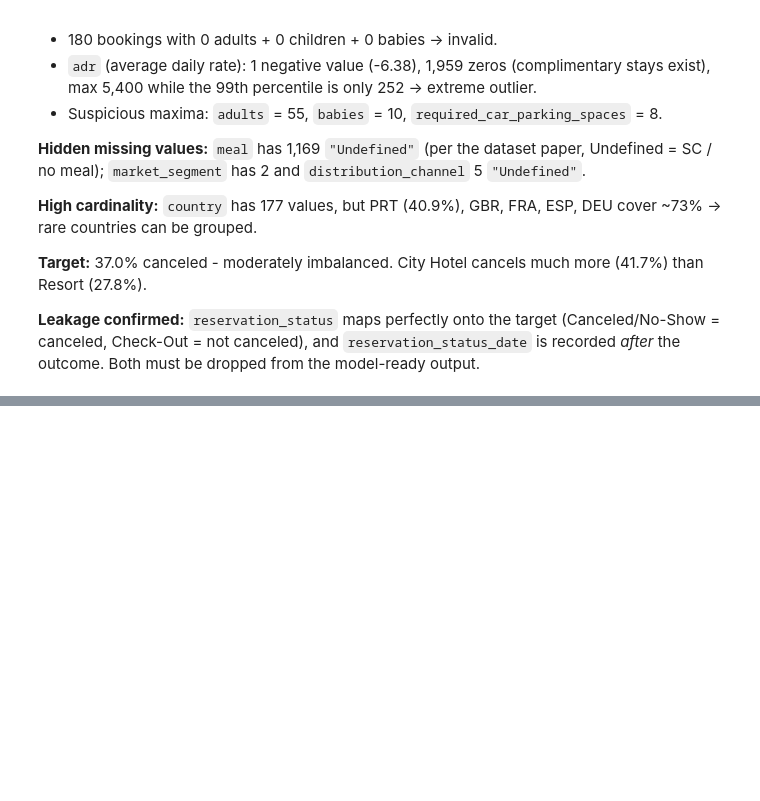
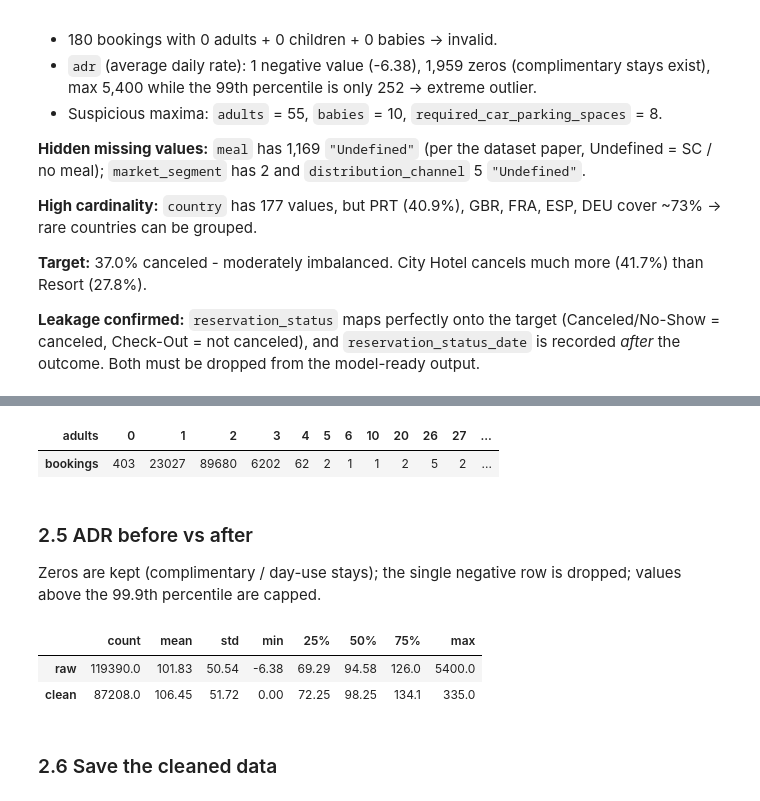
Before and after one commit to Krishna141414/hotel-booking-preprocessing, a Jupyter notebook: notebooks/eda.ipynb, the cells around one changed output, grey strips where cells are left out. Saved outputs shown, nothing was run; the diff lists cells and outputs as text; code cells hidden in the pictures; blank space fills up the shorter version.

```diff
--- a/notebooks/eda.ipynb
+++ b/notebooks/eda.ipynb
@@ -255,0 +345,16 @@ So the large gaps are *structural* ("not applicable"), not random - which drives
+# %%
+df["adults"].value_counts().sort_index().to_frame("bookings").T
+# %% [output]
+| adults | 0 | 1 | 2 | 3 | 4 | 5 | 6 | 10 | 20 | 26 | 27 | ... |
+| bookings | 403 | 23027 | 89680 | 6202 | 62 | 2 | 1 | 1 | 2 | 5 | 2 | ... |
+# %% [markdown]
+### 2.5 ADR before vs after
+Zeros are kept (complimentary / day-use stays); the single negative row is dropped; values above the 99.9th percentile are capped.
+# %%
+pd.DataFrame({"raw": df["adr"].describe(), "clean": clean_df["adr"].describe()}).round(2).T
+# %% [output]
+|  | count | mean | std | min | 25% | 50% | 75% | max |
+| raw | 119390.0 | 101.83 | 50.54 | -6.38 | 69.29 | 94.58 | 126.0 | 5400.0 |
+| clean | 87208.0 | 106.45 | 51.72 | 0.00 | 72.25 | 98.25 | 134.1 | 335.0 |
+# %% [markdown]
+### 2.6 Save the cleaned data
```
Also changed, not shown: parts of 13 cells of this notebook, 7 other files.
